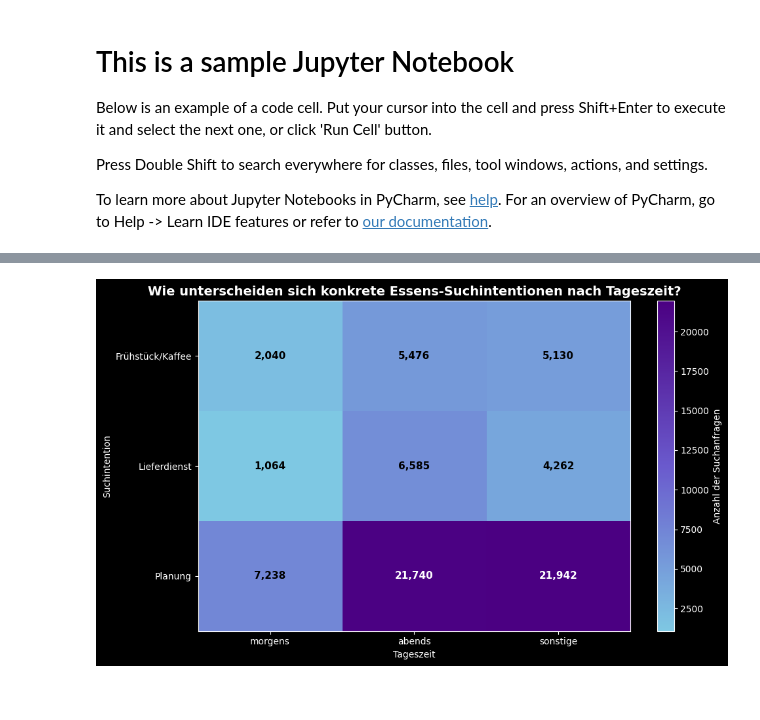
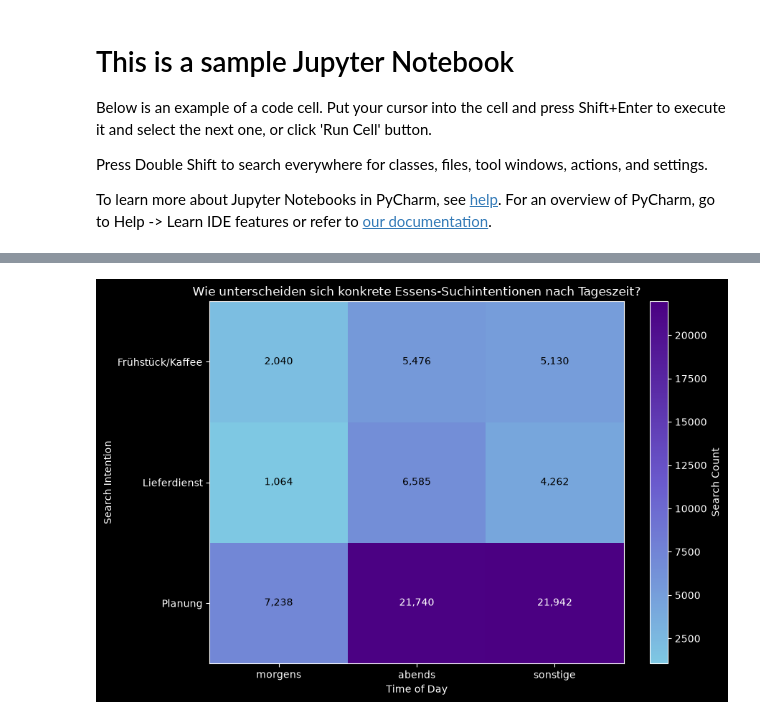
Before and after one commit to oreloksana/Food-Preferences, a Jupyter notebook: food_preferences.ipynb, the cells around one changed output, grey strips where cells are left out. Cells and saved outputs as stored; diff of their text form; code cells hidden in the pictures; blank space fills up the shorter version.

Commit message:
Add views, agg func, subquerries, code refactoring

```diff
--- a/food_preferences.ipynb
+++ b/food_preferences.ipynb
@@ -92,0 +63,16 @@ plt.show()
+# %%
+sql_query_1 = """
+SELECT
+    search_query,
+    search_count
+FROM food_preferences.shopping_search_view
+ORDER BY search_count DESC;
+"""
+
+with engine.connect() as connection:
+    shopping_searches = pd.read_sql_query(
+        text(sql_query_1),
+        connection
+    )
+
+display(shopping_searches)
@@ -464,41 +565,30 @@ plt.show()
 # %%
-sql_query_8 = """
-SELECT
-    time_period.period_name,
-    search_category.category_name AS intention,
-    eating_pattern.search_count
-FROM food_preferences.eating_pattern
-JOIN food_preferences.time_period
-    ON eating_pattern.time_id = time_period.time_id
-JOIN food_preferences.search_category
-    ON eating_pattern.cat_id = search_category.cat_id
-WHERE search_category.category_name <> 'Sonstiges'
-ORDER BY
-    time_period.period_name,
-    eating_pattern.search_count DESC;
-"""
-
-with engine.connect() as connection:
-    eating_patterns = pd.read_sql_query(
-        text(sql_query_8),
-        connection
-    )
-
-heatmap_data = eating_patterns.pivot(
+heatmap_data = eating_data.pivot(
     index="intention",
     columns="period_name",
     values="search_count"
-).fillna(0)
+)
 
 heatmap_data = heatmap_data.reindex(
-    columns=["morgens", "abends", "sonstige"]
+    columns=[
+        "morgens",
+        "abends",
+        "sonstige"
+    ]
 )
 
-plt.figure(figsize=(10, 6))
+
 blue_purple = LinearSegmentedColormap.from_list(
     "blue_purple",
-    ["#7EC8E3", "#6A5ACD", "#4B0082"]
+    [
+        "#7EC8E3",
+        "#6A5ACD",
+        "#4B0082"
+    ]
 )
+
+
+plt.figure(figsize=(9, 6))
 
 image = plt.imshow(
     heatmap_data,
@@ -508,48 +598,51 @@ image = plt.imshow(
 
 plt.xticks(
     range(len(heatmap_data.columns)),
     heatmap_data.columns
 )
 
 plt.yticks(
     range(len(heatmap_data.index)),
     heatmap_data.index
 )
 
-# Text color changes depending on background brightness
 threshold = heatmap_data.values.max() * 0.55
 
-for row in range(len(heatmap_data.index)):
-    for column in range(len(heatmap_data.columns)):
-        value = int(heatmap_data.iloc[row, column])
 
-        text_color = "white" if value > threshold else "black"
+for i in range(len(heatmap_data.index)):
+    for j in range(len(heatmap_data.columns)):
+
+        value = heatmap_data.iloc[i, j]
+
+        text_color = (
+            "white"
+            if value > threshold
+            else "black"
+        )
 
         plt.text(
-            column,
-            row,
-            f"{value:,}",
+            j,
+            i,
+            f"{int(value):,}",
             ha="center",
             va="center",
-            color=text_color,
-            fontweight="bold",
-            fontsize=11
+            color=text_color
         )
+
 
 plt.colorbar(
     image,
-    label="Anzahl der Suchanfragen"
+    label="Search Count"
 )
 
 plt.title(
-    "Wie unterscheiden sich konkrete Essens-Suchintentionen nach Tageszeit?",
-    fontsize=14,
-    fontweight="bold"
+    "Wie unterscheiden sich konkrete Essens-Suchintentionen nach Tageszeit?"
 )
 
-plt.xlabel("Tageszeit")
-plt.ylabel("Suchintention")
+plt.xlabel("Time of Day")
+plt.ylabel("Search Intention")
+
 plt.tight_layout()
 plt.show()
 # %% [output]
-[figure, old version]
+[figure, new version]
```
Also changed, not shown: parts of 27 cells of this notebook.
